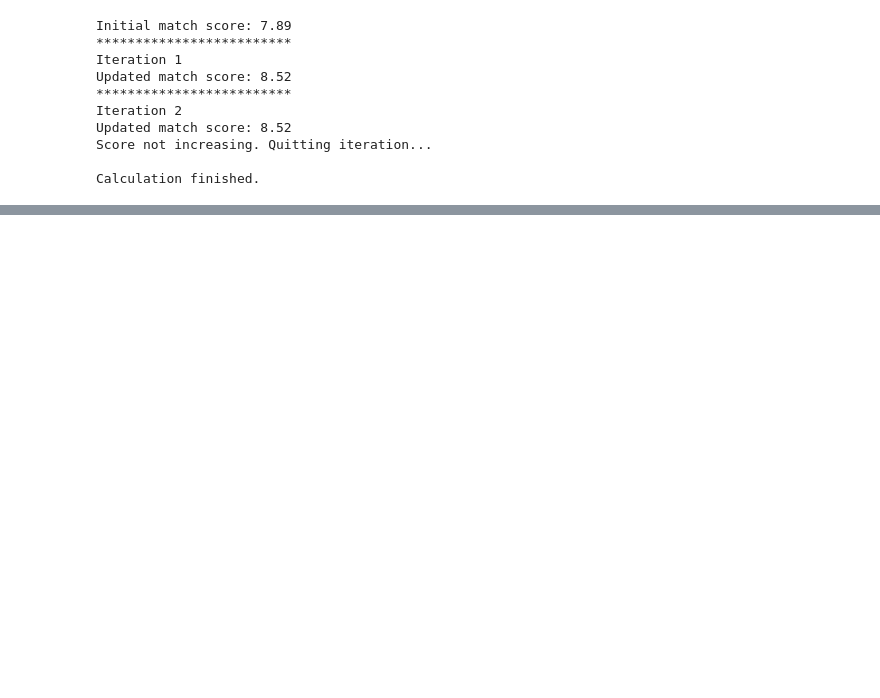
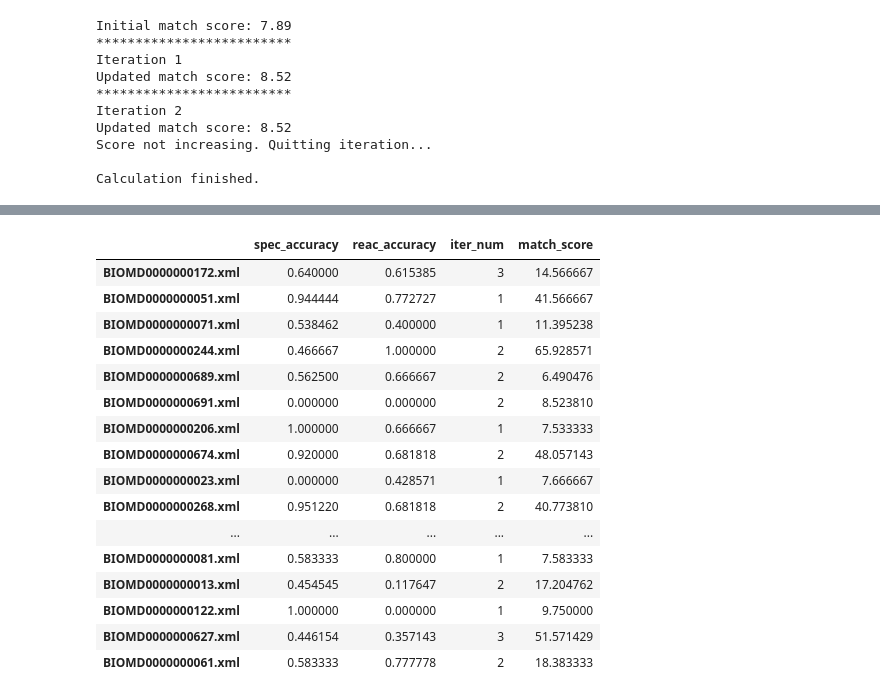
Before and after one commit to woosubs/annotation_recommender, a Jupyter notebook: notebook/test_annotation_class.ipynb, the cells around one changed output, grey strips where cells are left out. Cells and saved outputs as stored; diff of their text form; code cells hidden in the pictures; blank space fills up the shorter version.

```diff
--- a/notebook/test_annotation_class.ipynb
+++ b/notebook/test_annotation_class.ipynb
@@ -137,0 +161,20 @@ res['candidates']
+# %%
+res_df
+# %% [output]
+|  | spec_accuracy | reac_accuracy | iter_num | match_score |
+| BIOMD0000000172.xml | 0.640000 | 0.615385 | 3 | 14.566667 |
+| BIOMD0000000051.xml | 0.944444 | 0.772727 | 1 | 41.566667 |
+| BIOMD0000000071.xml | 0.538462 | 0.400000 | 1 | 11.395238 |
+| BIOMD0000000244.xml | 0.466667 | 1.000000 | 2 | 65.928571 |
+| BIOMD0000000689.xml | 0.562500 | 0.666667 | 2 | 6.490476 |
+| BIOMD0000000691.xml | 0.000000 | 0.000000 | 2 | 8.523810 |
+| BIOMD0000000206.xml | 1.000000 | 0.666667 | 1 | 7.533333 |
+| BIOMD0000000674.xml | 0.920000 | 0.681818 | 2 | 48.057143 |
+| BIOMD0000000023.xml | 0.000000 | 0.428571 | 1 | 7.666667 |
+| BIOMD0000000268.xml | 0.951220 | 0.681818 | 2 | 40.773810 |
+| ... | ... | ... | ... | ... |
+| BIOMD0000000081.xml | 0.583333 | 0.800000 | 1 | 7.583333 |
+| BIOMD0000000013.xml | 0.454545 | 0.117647 | 2 | 17.204762 |
+| BIOMD0000000122.xml | 1.000000 | 0.000000 | 1 | 9.750000 |
+| BIOMD0000000627.xml | 0.446154 | 0.357143 | 3 | 51.571429 |
+| BIOMD0000000061.xml | 0.583333 | 0.777778 | 2 | 18.383333 |
```
Also changed, not shown: parts of 20 cells of this notebook, 6 other files.
